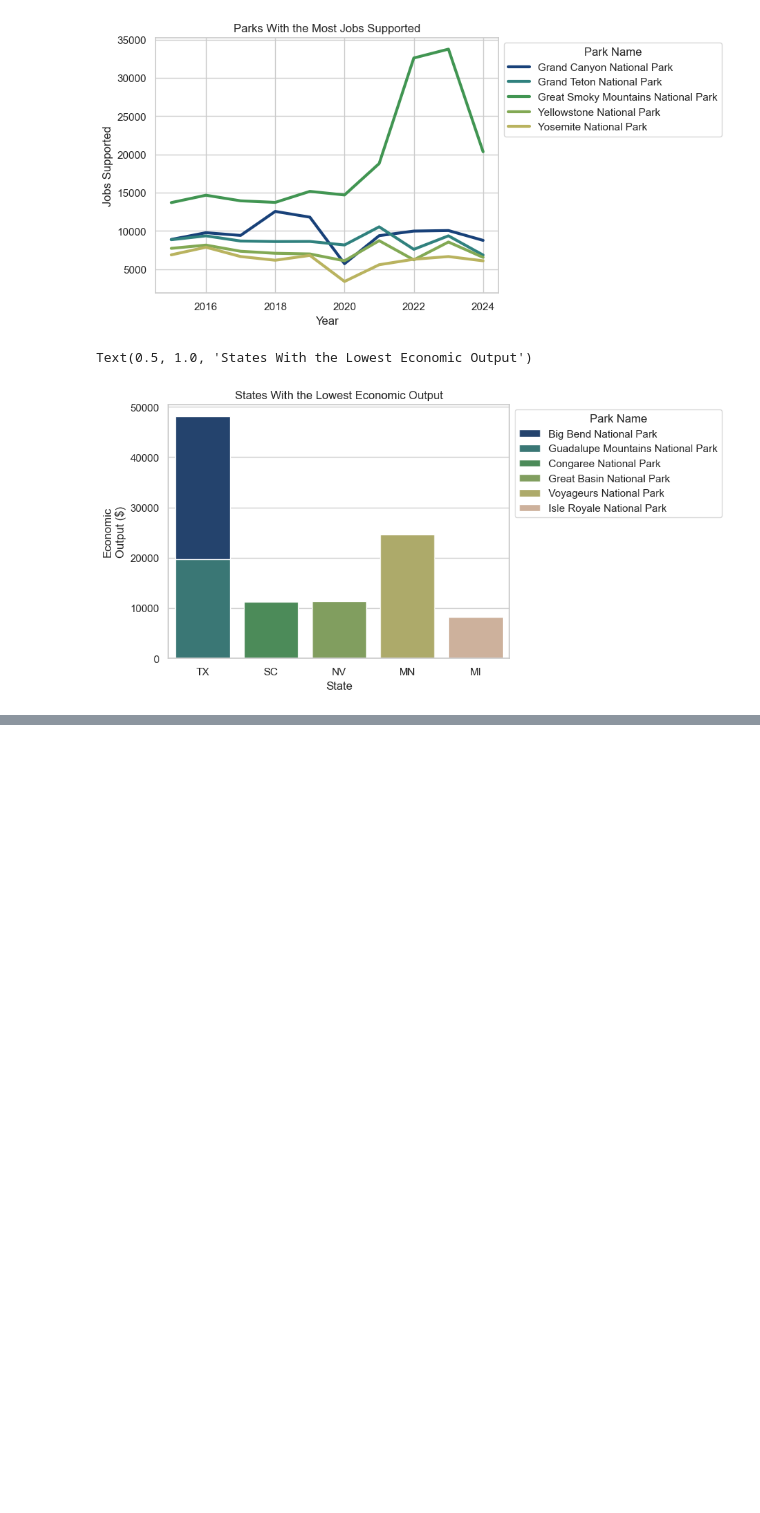
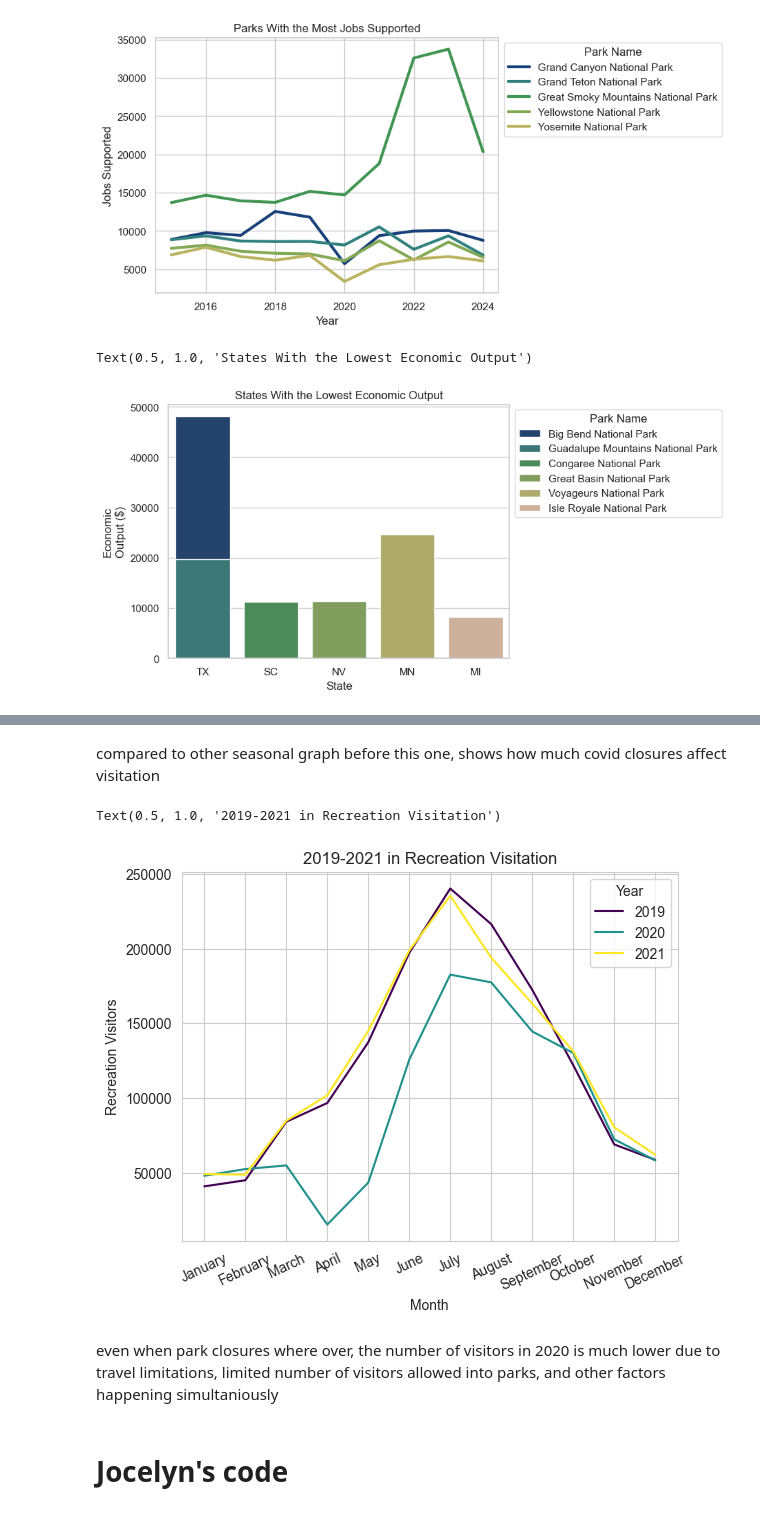
Before and after one commit to erhanks/National-Parks, a Jupyter notebook: Cleaning data.ipynb, the cells around one changed output, grey strips where cells are left out. Saved outputs shown, nothing was run; the diff lists cells and outputs as text; code cells hidden in the pictures; blank space fills up the shorter version.

```diff
--- a/Cleaning data.ipynb
+++ b/Cleaning data.ipynb
@@ -418,0 +513,22 @@ Text(0.5, 1.0, 'States With the Lowest Economic Output')
+# %% [markdown]
+compared to other seasonal graph before this one, shows how much covid closures affect visitation
+# %%
+comparison = df[df['Year'].isin([2019, 2020, 2021])] # getting 2019, 2020, and 2021
+
+fig, ax = plt.subplots() # to be able to change axis
+
+sns.lineplot(data=comparison, x='Month', y='Recreation Visitors', hue = 'Year', palette='viridis', errorbar=None)
+# addding errorbar=none to have no confidence interval and just show the number
+ax.set_xticks(range(12))
+ax.set_xticklabels(labels = ['January', 'February', 'March', 'April', 'May', 'June', 'July', 'August', 'September', 'October', 'November', 'December'], rotation=25)
+
+sns.set_style("whitegrid")
+
+plt.title('2019-2021 in Recreation Visitation')
+# %% [output]
+Text(0.5, 1.0, '2019-2021 in Recreation Visitation')
+[figure, added]
+# %% [markdown]
+even when park closures where over, the number of visitors in 2020 is much lower due to travel limitations, limited number of visitors allowed into parks, and other factors happening simultaniously
+# %% [markdown]
+# Jocelyn's code
```
Also changed, not shown: parts of 48 cells of this notebook, 2 other files.
